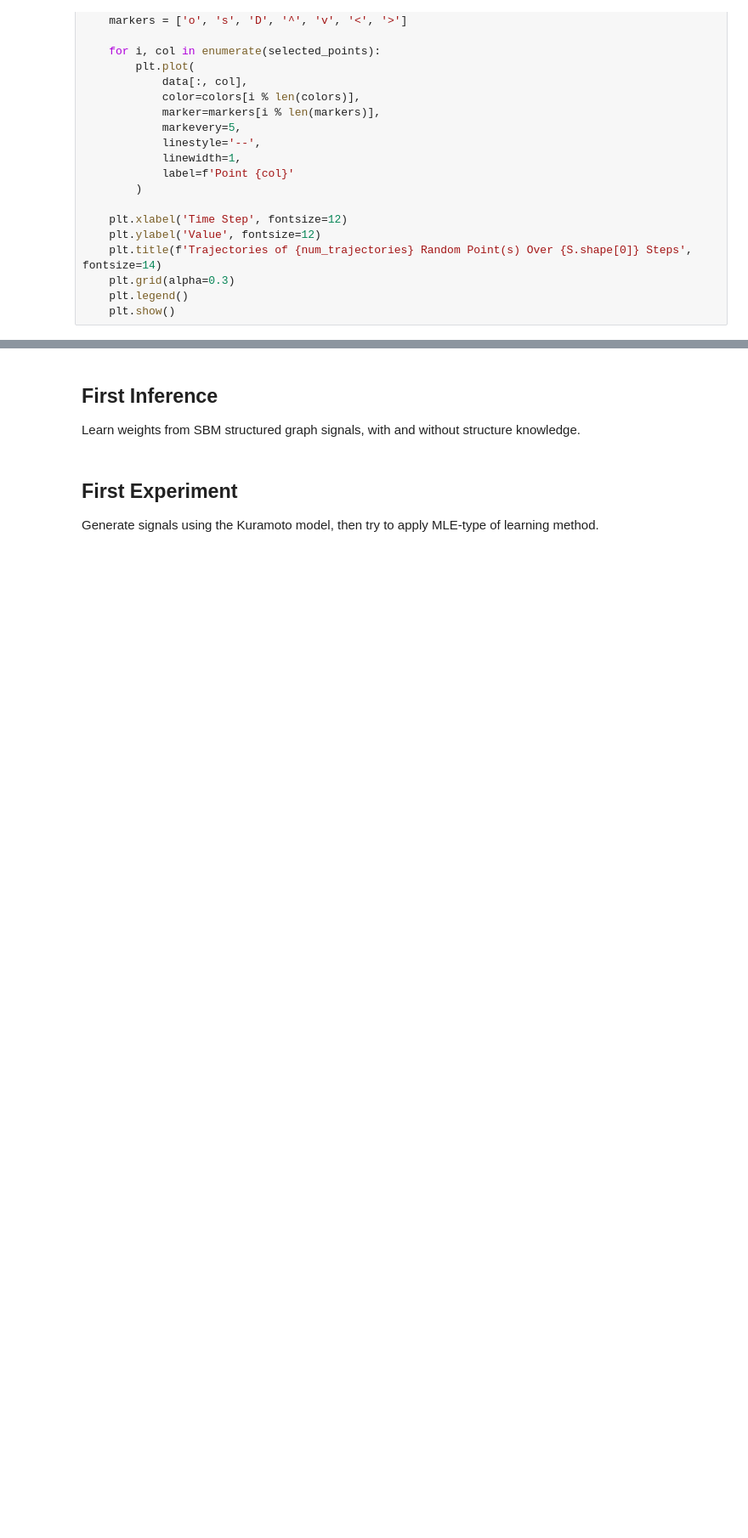
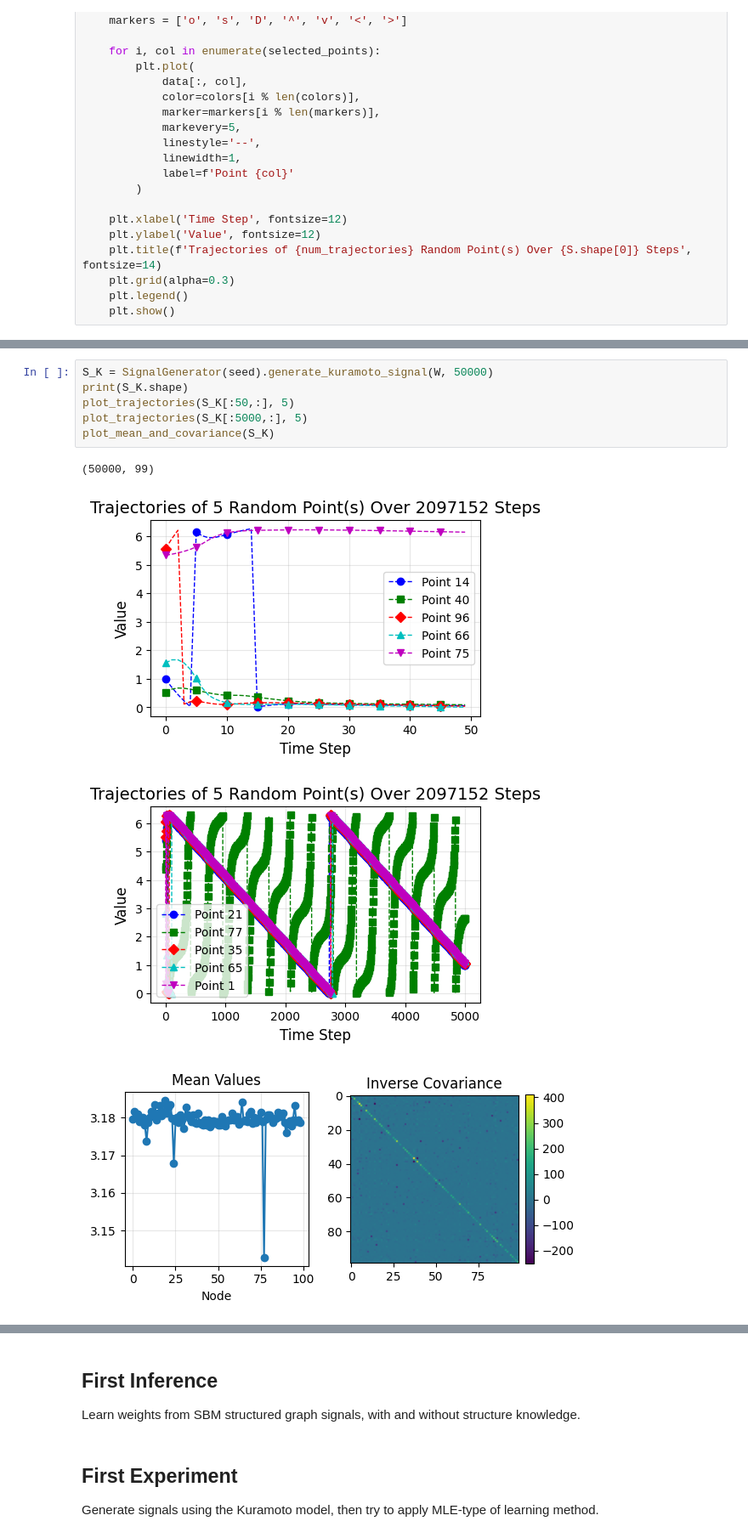
Before and after one commit to graphdatahub/NetworkInference, a Jupyter notebook: notebooks/demo.ipynb, the cells around one changed output, grey strips where cells are left out. Shown: that part at 85% size. Drawn from its saved outputs; the diff is of its cells as text; blank space fills up the shorter version.

```diff
--- a/notebooks/demo.ipynb
+++ b/notebooks/demo.ipynb
@@ -256,0 +290,11 @@ plot_mean_and_covariance(S)
+# %%
+S_K = SignalGenerator(seed).generate_kuramoto_signal(W, 50000)
+print(S_K.shape)
+plot_trajectories(S_K[:50,:], 5)
+plot_trajectories(S_K[:5000,:], 5)
+plot_mean_and_covariance(S_K)
+# %% [output]
+(50000, 99)
+[figure, added]
+[figure, added]
+[figure, added]
```
Also changed, not shown: parts of 14 cells of this notebook, 17 other files.
